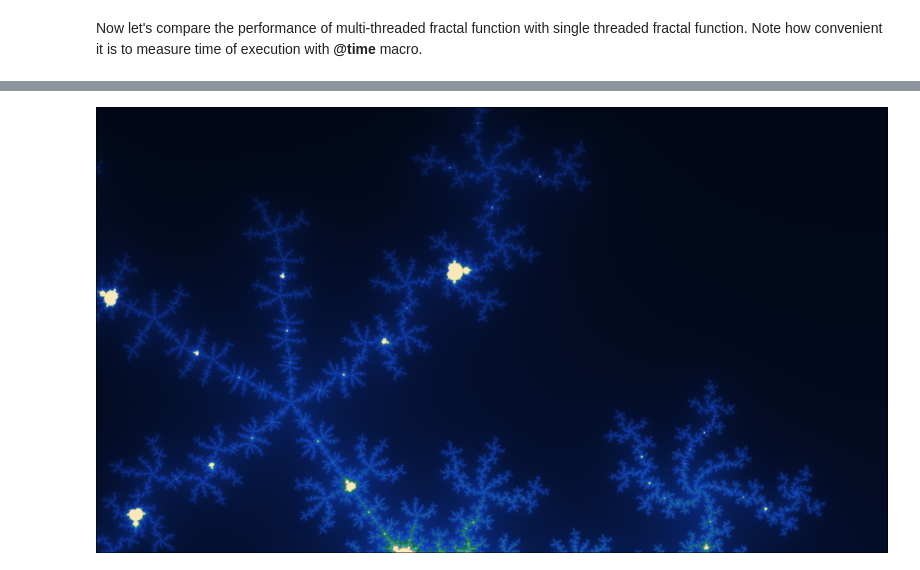
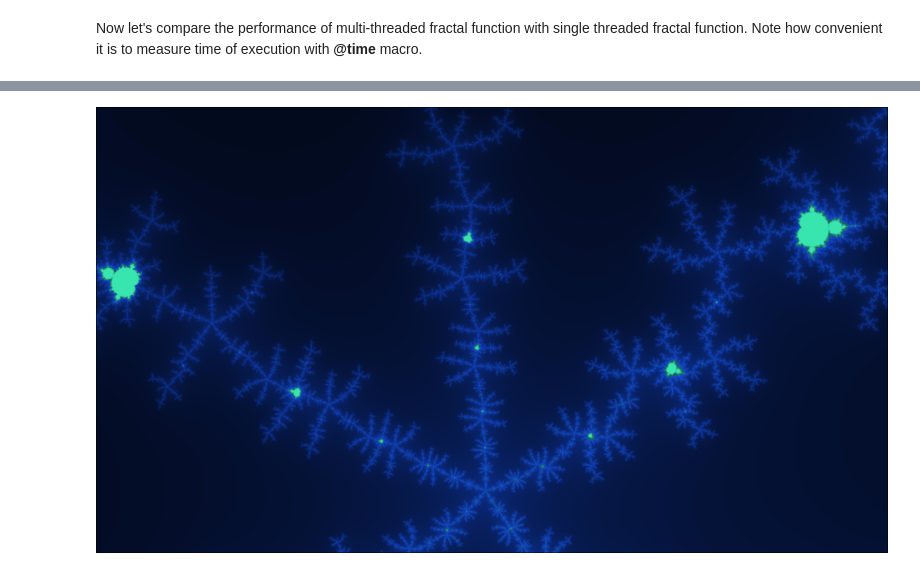
Before and after one commit to avenga/julia-fractals, a Jupyter notebook: AvengaLovesJulia-Fractals.ipynb, the cells around one changed output, grey strips where cells are left out. Drawn from its saved outputs; the diff is of its cells as text; code cells hidden in the pictures.

Commit message:
Plots added

```diff
--- a/AvengaLovesJulia-Fractals.ipynb
+++ b/AvengaLovesJulia-Fractals.ipynb
@@ -232,4 +232,4 @@ fractal(-0.6, -0.7, 0.0001, 1920, 1080, dark_color_palette)
 # %%
-fractal(-0.6, -0.7, 0.00008, 1920, 1080, dark_color_palette)
+fractal(-0.6+0.00004, -0.7+0.02, 0.00004, 1920, 1080, dark_color_palette)
 # %% [output]
-[figure, old version]
+[figure, new version]
```
Also changed, not shown: parts of 4 cells of this notebook, 1 other file.
